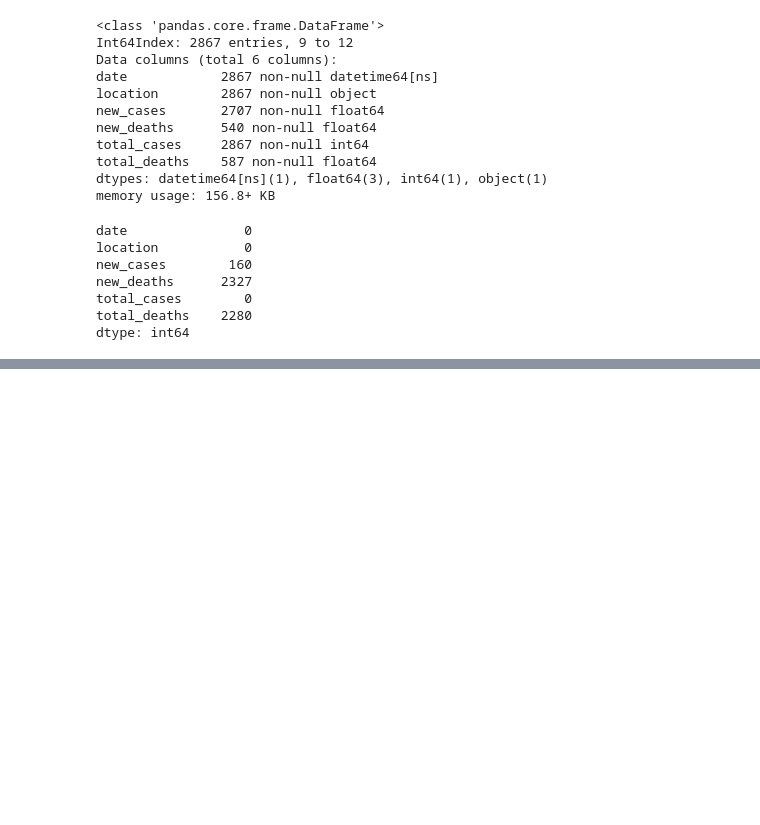
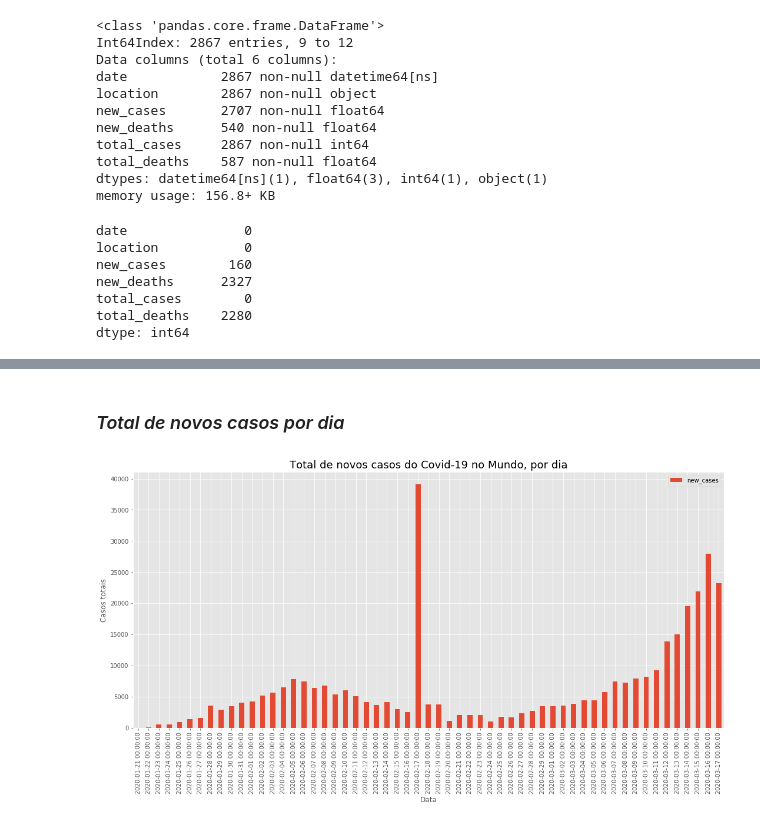
Before and after one commit to andregerardi/Covid-19, a Jupyter notebook: Modelo_Covid19.ipynb, the cells around one changed output, grey strips where cells are left out. Drawn from its saved outputs; the diff is of its cells as text; code cells hidden in the pictures; blank space fills up the shorter version.

```diff
--- a/Modelo_Covid19.ipynb
+++ b/Modelo_Covid19.ipynb
@@ -110,0 +149,15 @@ plt.legend()
+# %% [markdown]
+### *Total de novos casos por dia*
+# %%
+%matplotlib inline
+
+plt.figure(figsize=(18,8))
+df.groupby(df.date).new_cases.sum().plot.bar()
+plt.title('Total de novos casos do Covid-19 no Mundo, por dia', fontdict={'fontsize':18})
+plt.style.use('ggplot')
+plt.xlabel('Data')
+plt.ylabel('Casos totais')
+plt.legend()
+plt.savefig('novoscasosdia.png', format='png')
+# %% [output]
+[figure, added]
```
Also changed, not shown: parts of 11 cells of this notebook.
